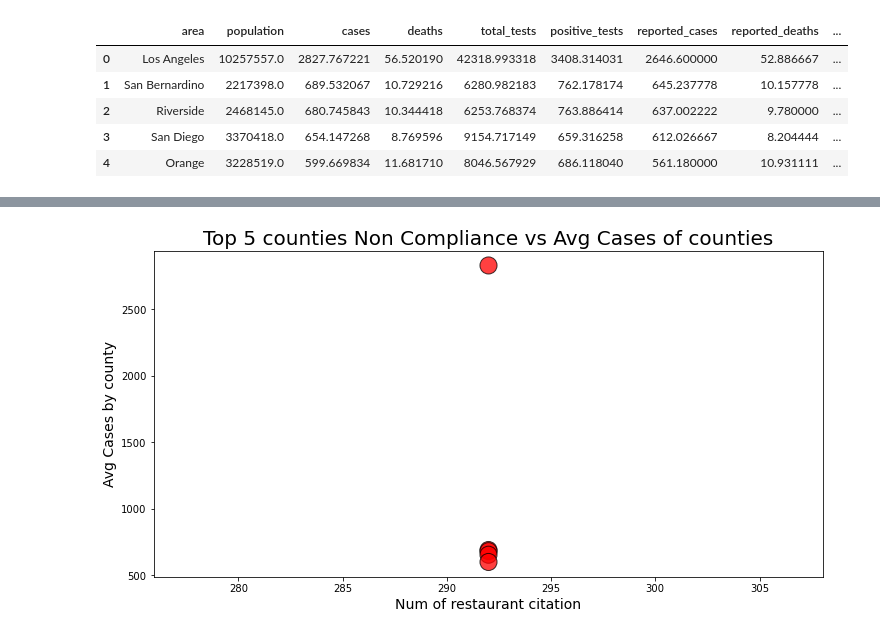
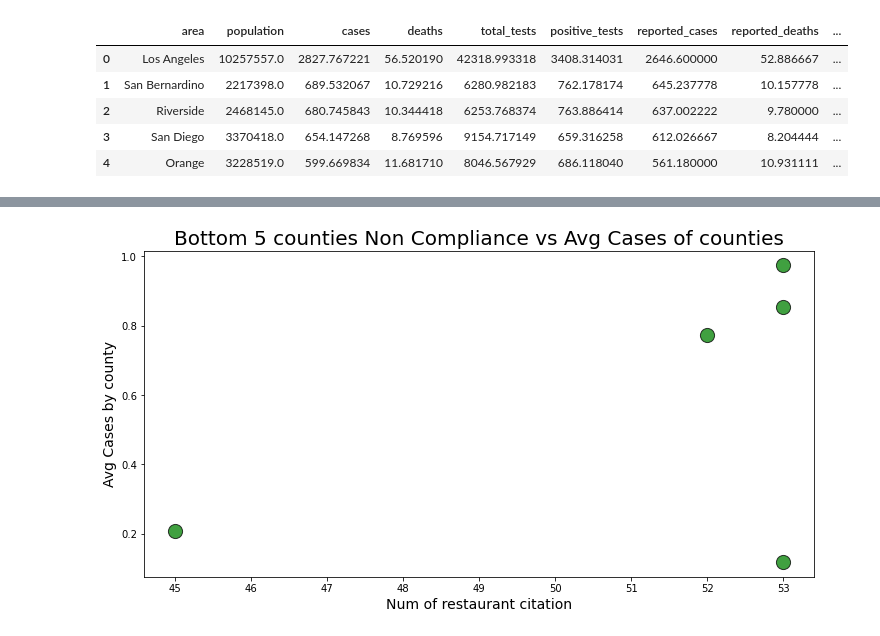
Before and after one commit to JAlvarado23A/covid_and_rest_survival, a Jupyter notebook: FC_data_restaurant.ipynb, the cells around one changed output, grey strips where cells are left out. Cells and saved outputs as stored; diff of their text form; code cells hidden in the pictures.

Commit message:
update graph,top5/bottom5-avg covid cases

```diff
--- a/FC_data_restaurant.ipynb
+++ b/FC_data_restaurant.ipynb
@@ -530,0 +560,7 @@ plt.show()
+# %%
+avg_cases_by_county_df = avg_cases_by_county_df.sort_values(by='cases', ascending = True).reset_index(drop= True)
+avg_cases_by_county_df.head()
+avg_cases_by_county_df = avg_cases_by_county_df.drop([1])
+# %%
+avg_cases_by_county_df = avg_cases_by_county_df.reset_index(drop= True)
+avg_cases_by_county_df.head()
@@ -530,0 +574,3 @@ plt.show()
+# %%
+avg_cases_by_county_df = avg_cases_by_county_df.reset_index(drop= True)
+avg_cases_by_county_df.head()
@@ -530,0 +584,3 @@ plt.show()
+# %%
+bottom5_covid_counties_df = avg_cases_by_county_df.iloc[ 0:5, :].reset_index(drop = True)
+bottom5_covid_counties_df
@@ -531,18 +594,22 @@ plt.show()
 # %%
-# Avg Cases of counties vs total Top5 counties of Citation
+# Avg Cases of counties vs Bottom 5 counties Non Compliance with Covid19
 
 fig1, ax1 = plt.subplots(figsize=(12, 6))
 
-x_axis_data =Top5_total_transposed
-y_axis_data =top5_covid_counties_df['cases']
+x_axis_data =bottom5_transposed
+y_axis_data =bottom5_covid_counties_df['cases']
+text = ['Sierra']
 
-plt.scatter(x_axis_data,y_axis_data, marker="o",facecolors="red", edgecolors="black",
-            s=x_axis_data,alpha=0.75)
+plt.scatter(x_axis_data,y_axis_data, marker="o",facecolors="g", edgecolors="black",
+            s=200,alpha= 0.75)
 
-plt.title('Top 5 counties Non Compliance vs Avg Cases of counties',fontsize=20)
+plt.title('Bottom 5 counties Non Compliance vs Avg Cases of counties',fontsize=20)
 plt.xlabel('Num of restaurant citation', fontsize=14)
 plt.ylabel('Avg Cases by county', fontsize=14)
-marker_size = 20
+
+
+plt.savefig('output_data/bottom5 vs avg cases')
+
 plt.show()
 # %% [output]
-[figure, old version]
+[figure, new version]
```
Also changed, not shown: parts of 7 cells of this notebook.
